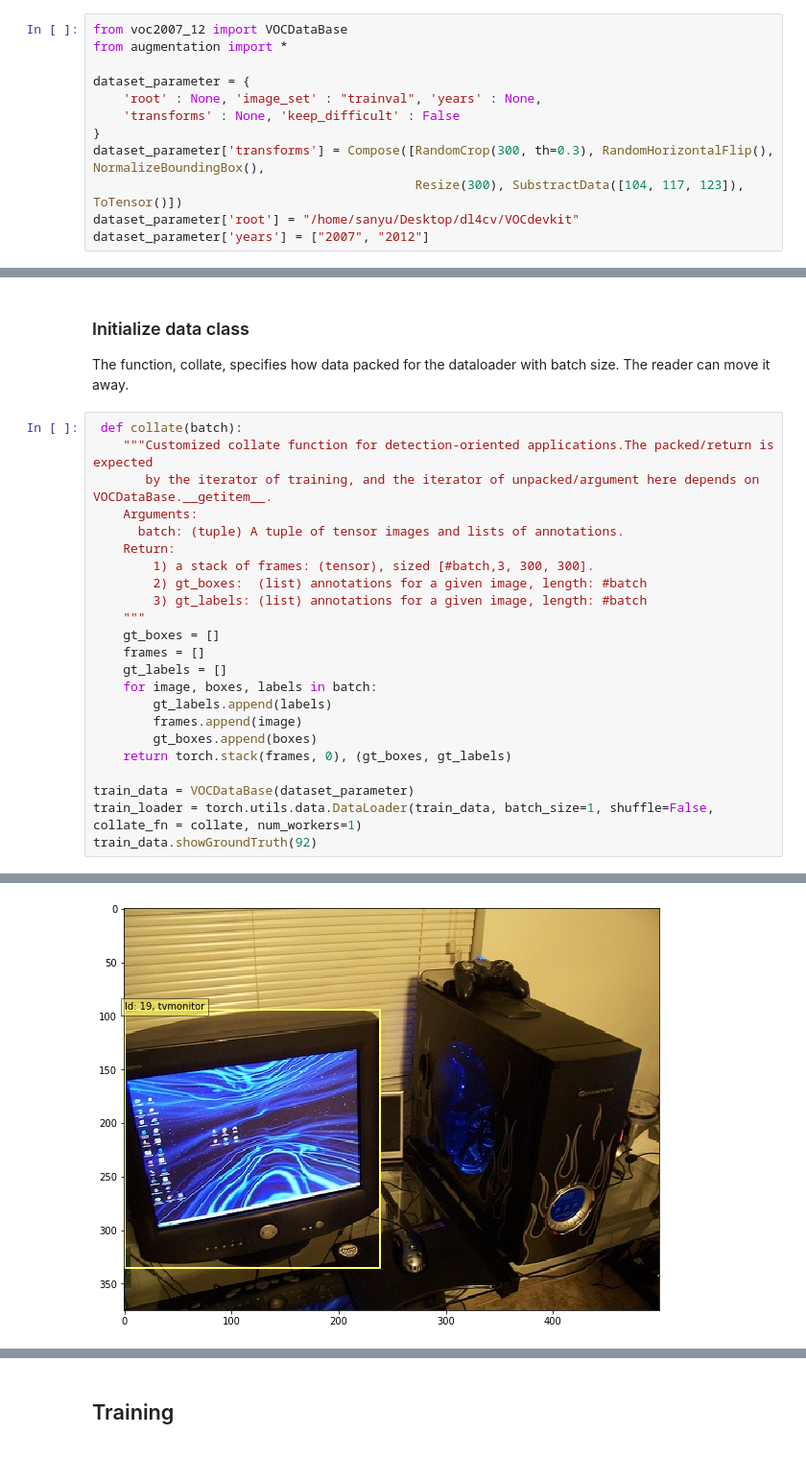
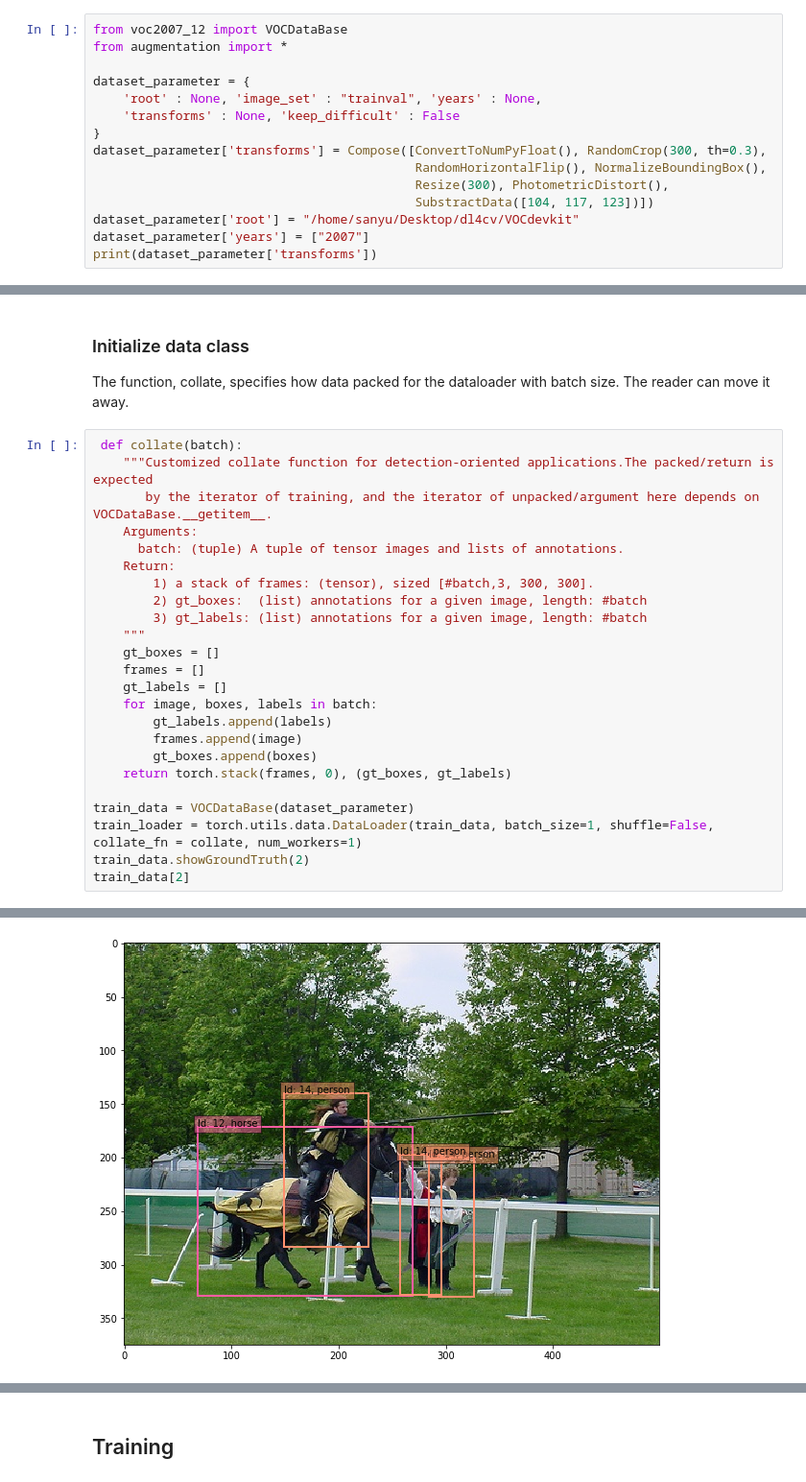
Before and after one commit to sanjuu11525/SSD-implementation, a Jupyter notebook: demo.ipynb, the cells around one changed output, grey strips where cells are left out. Shown at 96% size. Drawn from its saved outputs; the diff is of its cells as text.

```diff
--- a/demo.ipynb
+++ b/demo.ipynb
@@ -27,7 +27,10 @@ dataset_parameter = {
     'root' : None, 'image_set' : "trainval", 'years' : None,
     'transforms' : None, 'keep_difficult' : False
 }
-dataset_parameter['transforms'] = Compose([RandomCrop(300, th=0.3), RandomHorizontalFlip(), NormalizeBoundingBox(),
-                                           Resize(300), SubstractData([104, 117, 123]), ToTensor()])
+dataset_parameter['transforms'] = Compose([ConvertToNumPyFloat(), RandomCrop(300, th=0.3),
+                                           RandomHorizontalFlip(), NormalizeBoundingBox(),
+                                           Resize(300), PhotometricDistort(),
+                                           SubstractData([104, 117, 123])])
 dataset_parameter['root'] = "/home/sanyu/Desktop/dl4cv/VOCdevkit"
-dataset_parameter['years'] = ["2007", "2012"]
+dataset_parameter['years'] = ["2007"]
+print(dataset_parameter['transforms'])
@@ -56,5 +76,6 @@ The function, collate, specifies how data packed for the dataloader with batch s
 
 train_data = VOCDataBase(dataset_parameter)
 train_loader = torch.utils.data.DataLoader(train_data, batch_size=1, shuffle=False, collate_fn = collate, num_workers=1)
-train_data.showGroundTruth(92)
+train_data.showGroundTruth(2)
+train_data[2]
 # %% [output]
@@ -62 +99 @@ train_data.showGroundTruth(92)
-[figure, old version]
+[figure, new version]
```
Also changed, not shown: parts of 5 cells of this notebook.
